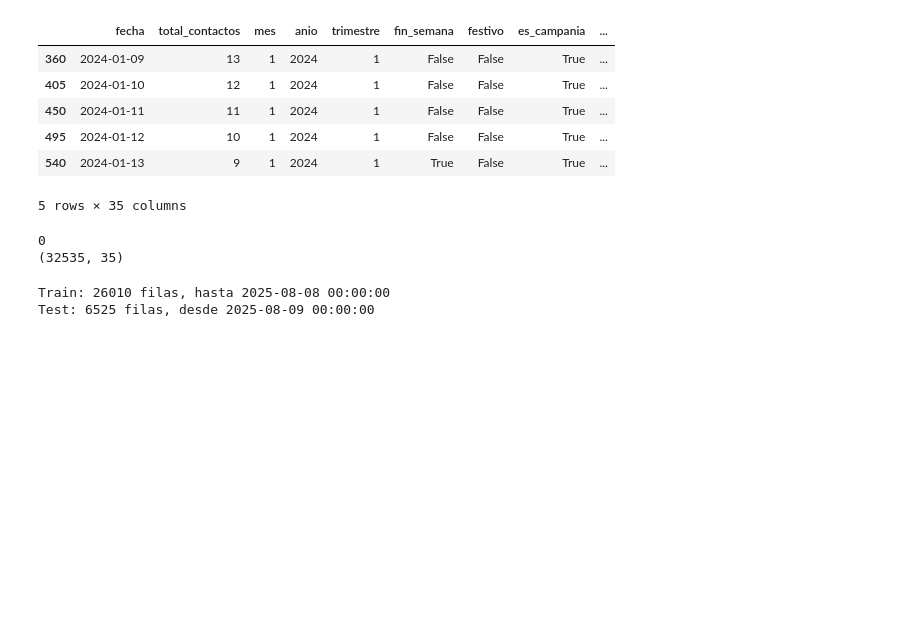
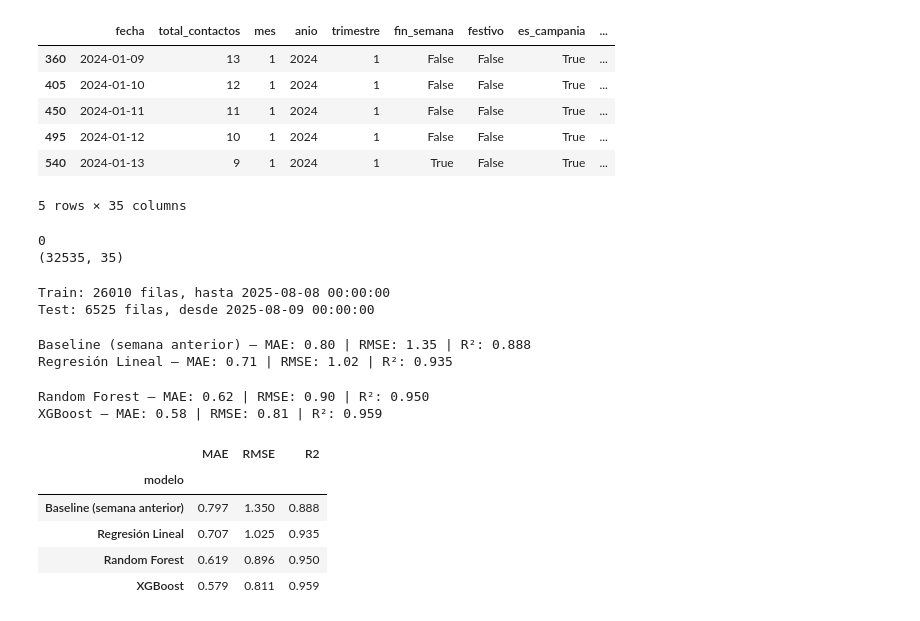
Before and after one commit to RosaSierr0609/contact-center-workforce-prediction, a Jupyter notebook: 2. Machine Learning.ipynb, the cells around one changed output. Saved outputs shown, nothing was run; the diff lists cells and outputs as text; code cells hidden in the pictures; blank space fills up the shorter version.

```diff
--- a/2. Machine Learning.ipynb
+++ b/2. Machine Learning.ipynb
@@ -127,3 +127,54 @@ Test: 6525 filas, desde 2025-08-09 00:00:00
 modelo_lr = LinearRegression()
 modelo_rf = RandomForestRegressor(random_state=42)
 modelo_xgb = XGBRegressor(random_state=42)
+# %%
+# Función para no repetir el cálculo de métricas en cada modelo
+def evaluar(nombre, y_real, y_pred):
+    mae = mean_absolute_error(y_real, y_pred)
+    rmse = root_mean_squared_error(y_real, y_pred)
+    r2 = r2_score(y_real, y_pred)
+    print(f'{nombre} — MAE: {mae:.2f} | RMSE: {rmse:.2f} | R²: {r2:.3f}')
+    return {'modelo': nombre, 'MAE': mae, 'RMSE': rmse, 'R2': r2}
+
+resultados = []
+
+# 1. Baseline: la misma hora y departamento de la semana anterior, sin entrenar nada
+y_pred_baseline = X_test['volumen_semana_anterior']
+resultados.append(evaluar('Baseline (semana anterior)', y_test, y_pred_baseline))
+
+# 2. Regresión Lineal
+modelo_lr = LinearRegression()
+modelo_lr.fit(X_train, y_train)
+y_pred_lr = modelo_lr.predict(X_test)
+resultados.append(evaluar('Regresión Lineal', y_test, y_pred_lr))
+# %% [output]
+Baseline (semana anterior) — MAE: 0.80 | RMSE: 1.35 | R²: 0.888
+Regresión Lineal — MAE: 0.71 | RMSE: 1.02 | R²: 0.935
+# %%
+# Random Forest
+modelo_rf = RandomForestRegressor(n_estimators=200, random_state=42, n_jobs=-1)
+modelo_rf.fit(X_train, y_train)
+y_pred_rf = modelo_rf.predict(X_test)
+resultados.append(evaluar('Random Forest', y_test, y_pred_rf))
+
+# XGBoost
+modelo_xgb = XGBRegressor(n_estimators=300, learning_rate=0.05, random_state=42)
+modelo_xgb.fit(X_train, y_train)
+y_pred_xgb = modelo_xgb.predict(X_test)
+resultados.append(evaluar('XGBoost', y_test, y_pred_xgb))
+
+# Tabla comparativa
+tabla_resultados = pd.DataFrame(resultados).set_index('modelo').round(3)
+tabla_resultados
+
+tabla_resultados = tabla_resultados[~tabla_resultados.index.duplicated(keep='last')]
+tabla_resultados
+# %% [output]
+Random Forest — MAE: 0.62 | RMSE: 0.90 | R²: 0.950
+XGBoost — MAE: 0.58 | RMSE: 0.81 | R²: 0.959
+|  | MAE | RMSE | R2 |
+| modelo |  |  |  |
+| Baseline (semana anterior) | 0.797 | 1.350 | 0.888 |
+| Regresión Lineal | 0.707 | 1.025 | 0.935 |
+| Random Forest | 0.619 | 0.896 | 0.950 |
+| XGBoost | 0.579 | 0.811 | 0.959 |
```
Also changed, not shown: parts of 11 cells of this notebook.
